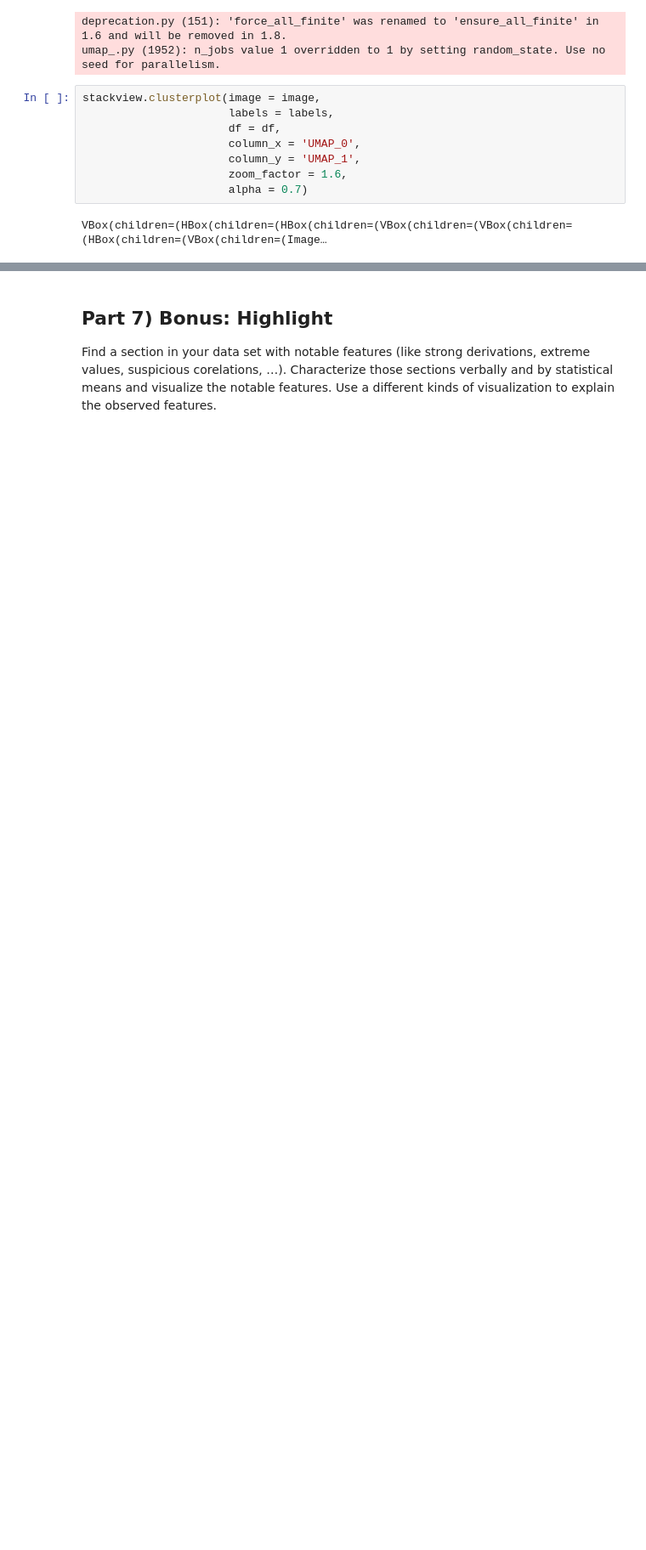
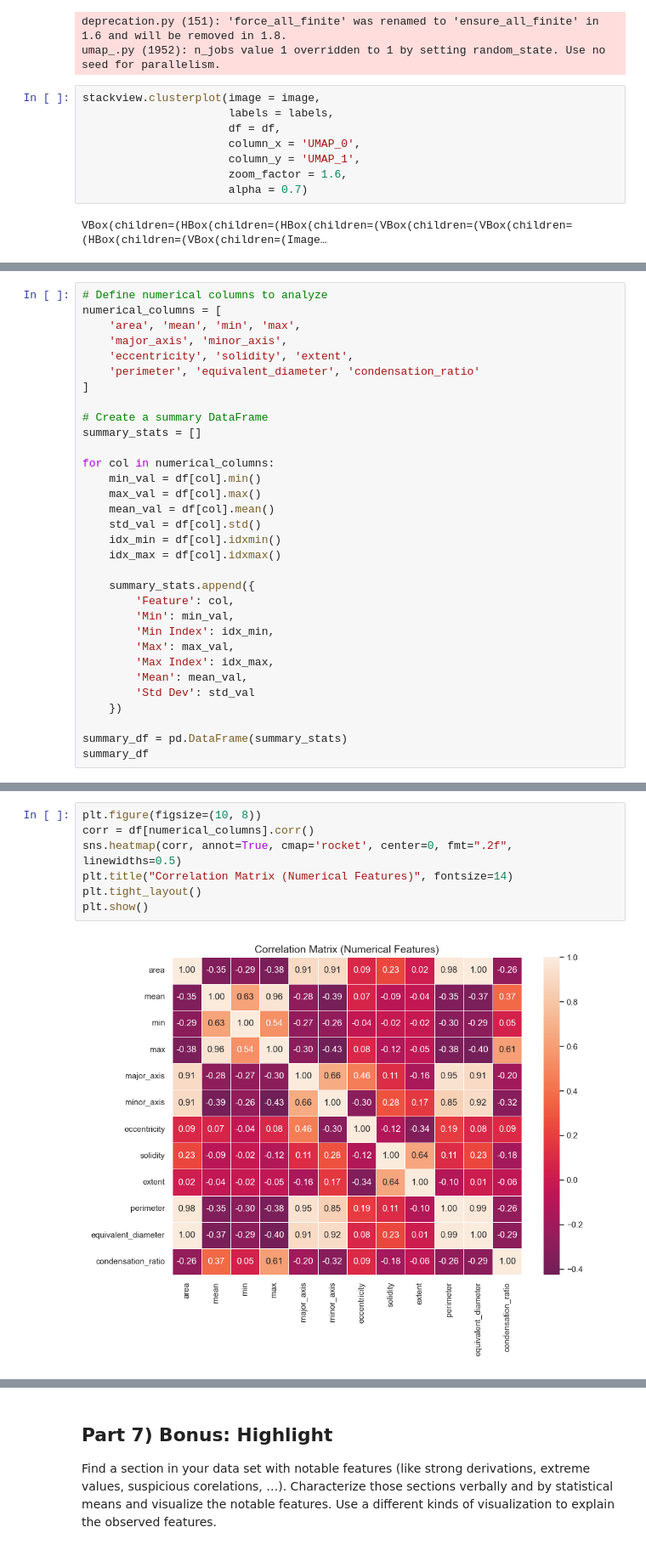
Before and after one commit to marabuuu/rse-lab, a Jupyter notebook: notebooks/RSE_assignment.ipynb, the cells around one changed output, grey strips where cells are left out. Shown at 85% size. Cells and saved outputs as stored; diff of their text form; blank space fills up the shorter version.

```diff
--- a/notebooks/RSE_assignment.ipynb
+++ b/notebooks/RSE_assignment.ipynb
@@ -227,0 +222,32 @@ ValueError: cannot reshape array of size 314 into shape (100,100)
+# %%
+# Define numerical columns to analyze
+numerical_columns = [
+    'area', 'mean', 'min', 'max',
+    'major_axis', 'minor_axis',
+    'eccentricity', 'solidity', 'extent',
+    'perimeter', 'equivalent_diameter', 'condensation_ratio'
+]
+
+# Create a summary DataFrame
+summary_stats = []
+
+for col in numerical_columns:
+    min_val = df[col].min()
+    max_val = df[col].max()
+    mean_val = df[col].mean()
+    std_val = df[col].std()
+    idx_min = df[col].idxmin()
+    idx_max = df[col].idxmax()
+
+    summary_stats.append({
+        'Feature': col,
+        'Min': min_val,
+        'Min Index': idx_min,
+        'Max': max_val,
+        'Max Index': idx_max,
+        'Mean': mean_val,
+        'Std Dev': std_val
+    })
+
+summary_df = pd.DataFrame(summary_stats)
+summary_df
@@ -227,0 +316,9 @@ ValueError: cannot reshape array of size 314 into shape (100,100)
+# %%
+plt.figure(figsize=(10, 8))
+corr = df[numerical_columns].corr()
+sns.heatmap(corr, annot=True, cmap='rocket', center=0, fmt=".2f", linewidths=0.5)
+plt.title("Correlation Matrix (Numerical Features)", fontsize=14)
+plt.tight_layout()
+plt.show()
+# %% [output]
+[figure, added]
```
Also changed, not shown: parts of 37 cells of this notebook.
